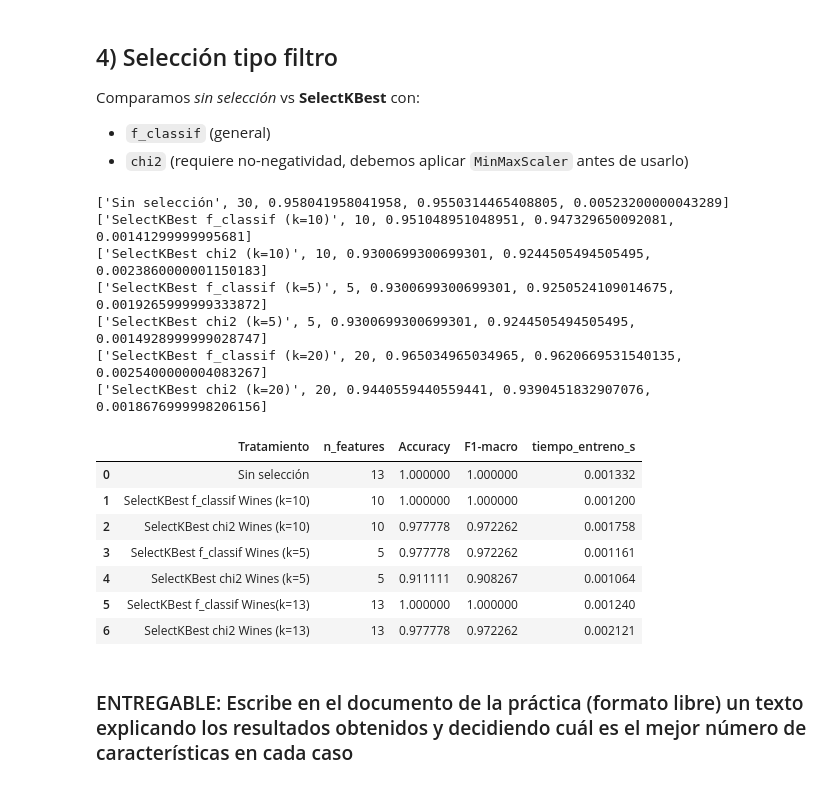
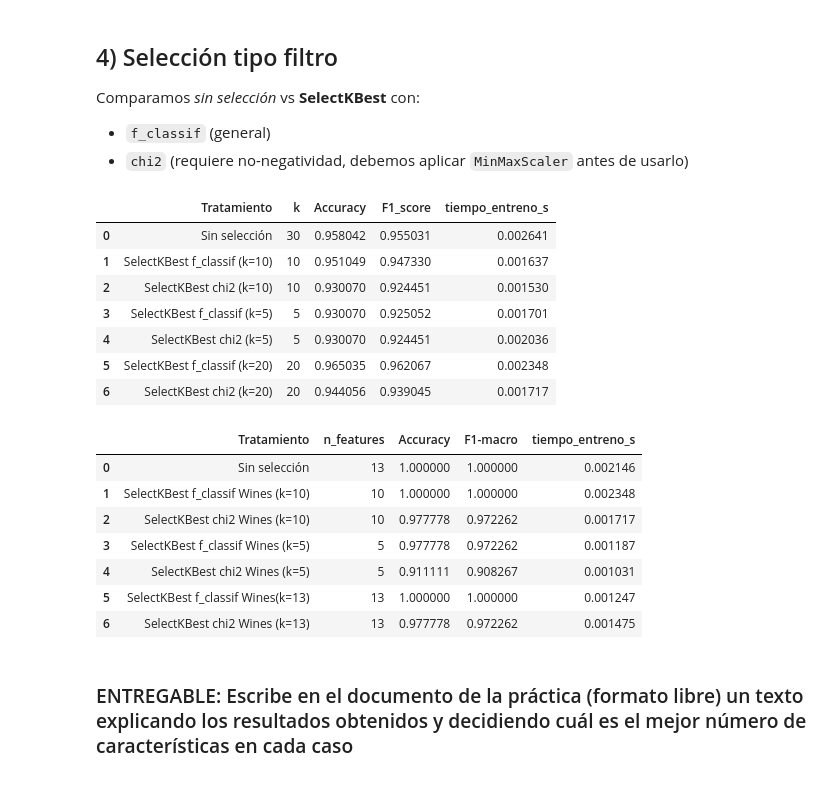
Before and after one commit to UO294431/NegocioPL, a Jupyter notebook: PL2/practica2.ipynb, the cells around one changed output. Drawn from its saved outputs; the diff is of its cells as text; code cells hidden in the pictures.

```diff
--- a/PL2/practica2.ipynb
+++ b/PL2/practica2.ipynb
@@ -470,16 +463,17 @@ t0 = time.perf_counter(); clf.fit(Xtr_k2, y_train); t2 = time.perf_counter() - t
 yp = clf.predict(Xte_k2)
 rows.append([f'SelectKBest chi2 (k={k})', k, accuracy_score(y_test, yp), f1_score(y_test, yp, average='macro'), t2])
 
-for fila in rows:
-    print (fila)
+df_imput = pd.DataFrame(rows, columns=['Tratamiento', 'k', 'Accuracy', 'F1_score', 'tiempo_entreno_s'])
+df_imput
 # %% [output]
-['Sin selección', 30, 0.958041958041958, 0.9550314465408805, 0.00523200000043289]
-['SelectKBest f_classif (k=10)', 10, 0.951048951048951, 0.947329650092081, 0.00141299999995681]
-['SelectKBest chi2 (k=10)', 10, 0.9300699300699301, 0.9244505494505495, 0.0023860000001150183]
-['SelectKBest f_classif (k=5)', 5, 0.9300699300699301, 0.9250524109014675, 0.0019265999999333872]
-['SelectKBest chi2 (k=5)', 5, 0.9300699300699301, 0.9244505494505495, 0.0014928999999028747]
-['SelectKBest f_classif (k=20)', 20, 0.965034965034965, 0.9620669531540135, 0.0025400000004083267]
-['SelectKBest chi2 (k=20)', 20, 0.9440559440559441, 0.9390451832907076, 0.0018676999998206156]
+|  | Tratamiento | k | Accuracy | F1_score | tiempo_entreno_s |
+| 0 | Sin selección | 30 | 0.958042 | 0.955031 | 0.002641 |
+| 1 | SelectKBest f_classif (k=10) | 10 | 0.951049 | 0.947330 | 0.001637 |
+| 2 | SelectKBest chi2 (k=10) | 10 | 0.930070 | 0.924451 | 0.001530 |
+| 3 | SelectKBest f_classif (k=5) | 5 | 0.930070 | 0.925052 | 0.001701 |
+| 4 | SelectKBest chi2 (k=5) | 5 | 0.930070 | 0.924451 | 0.002036 |
+| 5 | SelectKBest f_classif (k=20) | 20 | 0.965035 | 0.962067 | 0.002348 |
+| 6 | SelectKBest chi2 (k=20) | 20 | 0.944056 | 0.939045 | 0.001717 |
 # %%
 # OBLIGATORIO: Usa un segundo problema de clasificación y repite todo
 # No escoger digits -> Ejemplo para usar "Wines" (Hay que buscar)
@@ -604,18 +600,18 @@ rows.append([f'SelectKBest chi2 Wines (k={k})', k, accuracy_score(y_test, yp), f
 # OPCIONAL: Usa un problema de regresión, adapta lo necesario y repite todo
 # %%
 pd.DataFrame(
-    rows,
+    rows3,
     columns=["Tratamiento", "n_features", "Accuracy", "F1-macro", "tiempo_entreno_s"],
 )
 # %% [output]
 |  | Tratamiento | n_features | Accuracy | F1-macro | tiempo_entreno_s |
-| 0 | Sin selección | 13 | 1.000000 | 1.000000 | 0.001332 |
-| 1 | SelectKBest f_classif Wines (k=10) | 10 | 1.000000 | 1.000000 | 0.001200 |
-| 2 | SelectKBest chi2 Wines (k=10) | 10 | 0.977778 | 0.972262 | 0.001758 |
-| 3 | SelectKBest f_classif Wines (k=5) | 5 | 0.977778 | 0.972262 | 0.001161 |
-| 4 | SelectKBest chi2 Wines (k=5) | 5 | 0.911111 | 0.908267 | 0.001064 |
-| 5 | SelectKBest f_classif Wines(k=13) | 13 | 1.000000 | 1.000000 | 0.001240 |
-| 6 | SelectKBest chi2 Wines (k=13) | 13 | 0.977778 | 0.972262 | 0.002121 |
+| 0 | Sin selección | 13 | 1.000000 | 1.000000 | 0.002146 |
+| 1 | SelectKBest f_classif Wines (k=10) | 10 | 1.000000 | 1.000000 | 0.002348 |
+| 2 | SelectKBest chi2 Wines (k=10) | 10 | 0.977778 | 0.972262 | 0.001717 |
+| 3 | SelectKBest f_classif Wines (k=5) | 5 | 0.977778 | 0.972262 | 0.001187 |
+| 4 | SelectKBest chi2 Wines (k=5) | 5 | 0.911111 | 0.908267 | 0.001031 |
+| 5 | SelectKBest f_classif Wines(k=13) | 13 | 1.000000 | 1.000000 | 0.001247 |
+| 6 | SelectKBest chi2 Wines (k=13) | 13 | 0.977778 | 0.972262 | 0.001475 |
 # %% [markdown]
 ### ENTREGABLE: Escribe en el documento de la práctica (formato libre) un texto explicando los resultados obtenidos y decidiendo cuál es el mejor número de características en cada caso
 # %% [markdown]
```
Also changed, not shown: parts of 8 cells of this notebook, 6 other files.
